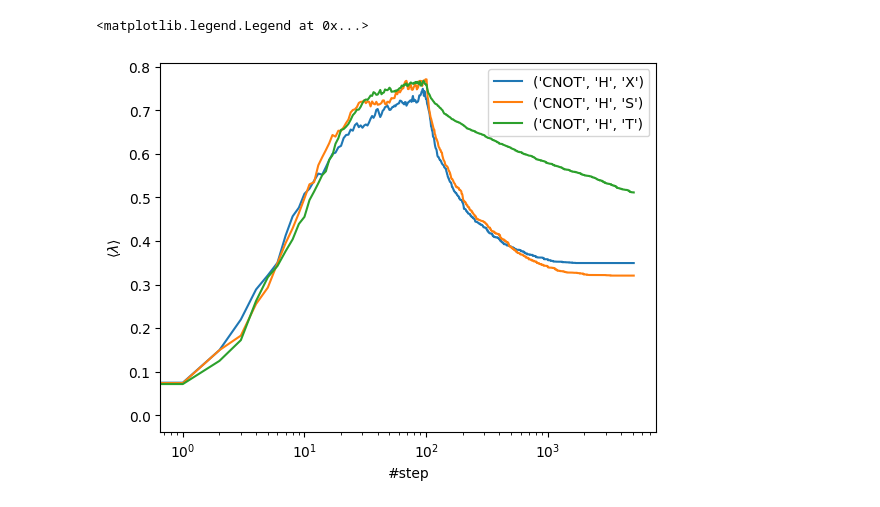
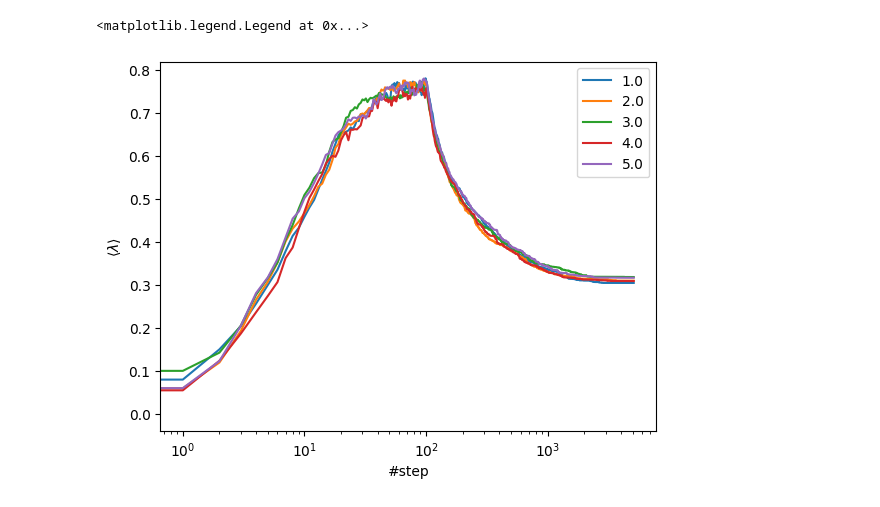
Before and after one commit to HendrikKuehne/entanglement_cooling, a Jupyter notebook: plotting.ipynb, the cells around one changed output. Drawn from its saved outputs; the diff is of its cells as text; code cells hidden in the pictures.

```diff
--- a/plotting.ipynb
+++ b/plotting.ipynb
@@ -6,11 +13,13 @@ import pickle
 # reading the data from the file `DMRG.pickle`
 therm_data = []
 
-with open("data/06-23_14-00-35___data.pickle",mode="rb") as res_file:
+with open("data/06-23_14-11-30___data.pickle",mode="rb") as res_file:
     while True:
         try:
             data = pickle.load(res_file)
-            therm_data += [data,]
+            print(data["gate_set"])
+            if data["gate_set"] == ("CNOT","H","T"):
+                therm_data += [data,]
         except EOFError:
             print("File's over")
             break
@@ -19,11 +43,11 @@ File's over
 # %%
 for dataset in therm_data:
     step_axis = np.arange(dataset["heating"]["nSteps"]+dataset["cooling"]["nSteps"]+2)
-    plt.plot(step_axis,np.concatenate((dataset["singvals_heating"].mean(axis=1),dataset["singvals_cooling"].mean(axis=1))),label=dataset["gate_set"])
+    plt.plot(step_axis,np.concatenate((dataset["singvals_heating"].mean(axis=1),dataset["singvals_cooling"].mean(axis=1))),label=dataset["cooling"]["beta"])
 plt.xlabel("#step")
 plt.xscale("log")
 plt.ylabel(r"$\langle \lambda\rangle$")
 plt.legend()
 # %% [output]
 <matplotlib.legend.Legend at 0x...>
-[figure, old version]
+[figure, new version]
```
Also changed, not shown: parts of 3 cells of this notebook, 17 other files.
